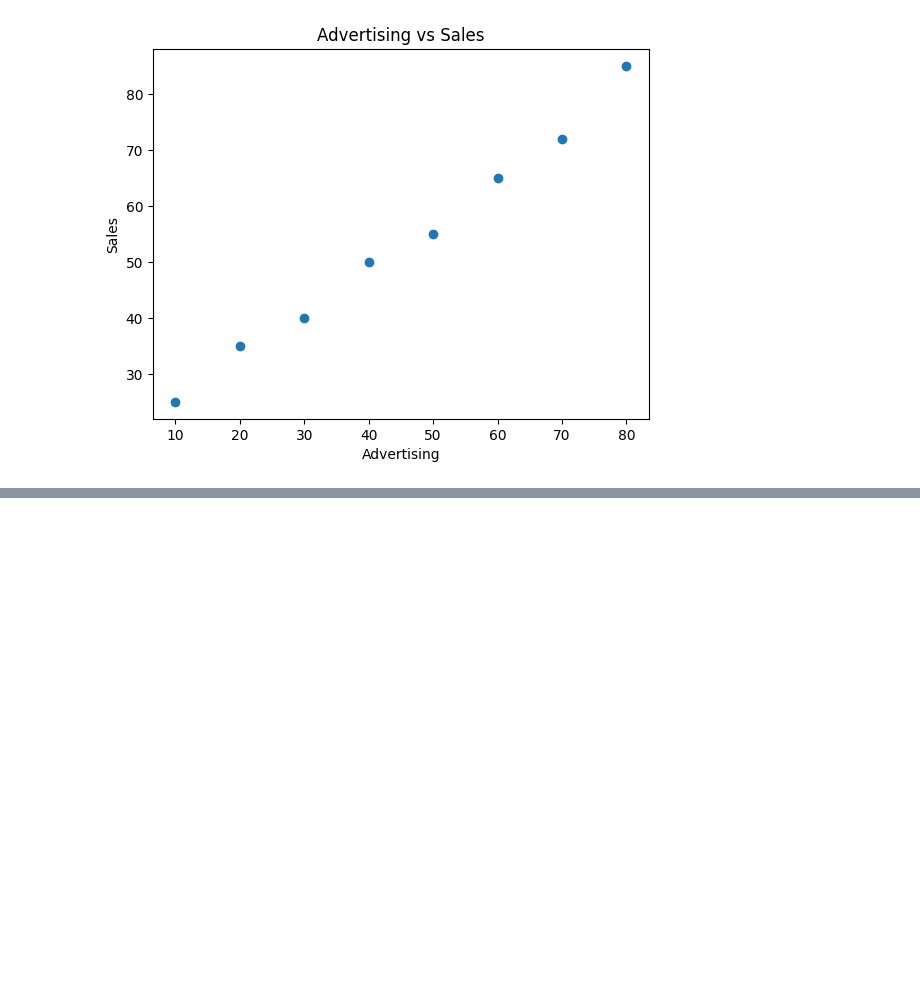
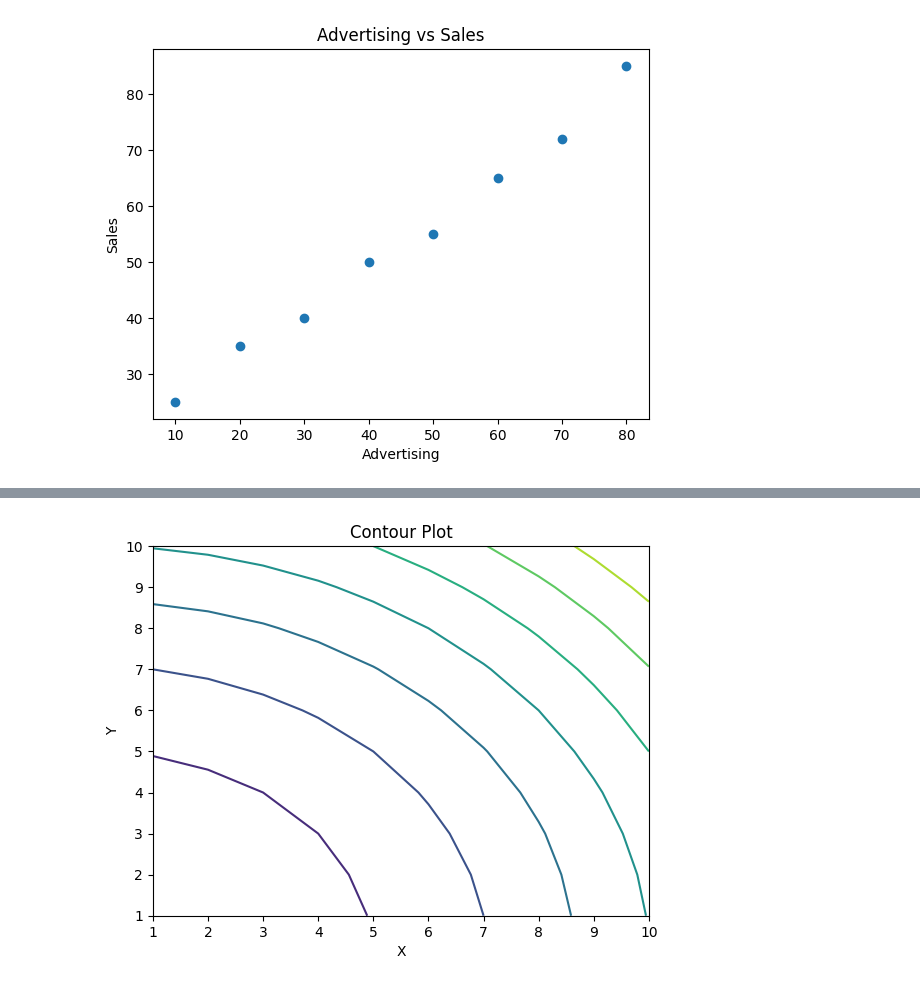
Before and after one commit to neerukondaramalakshmi2005-dotcom/Data-Analysis-, a Jupyter notebook: Matplotlib_pyplot.ipynb, the cells around one changed output, grey strips where cells are left out. Saved outputs shown, nothing was run; the diff lists cells and outputs as text; code cells hidden in the pictures; blank space fills up the shorter version.

```diff
--- a/Matplotlib_pyplot.ipynb
+++ b/Matplotlib_pyplot.ipynb
@@ -363,0 +317,18 @@ plt.show()
+# %%
+# contour plot( It is 3-Dimensional but represented the 2-Dimensioanal surface )
+# it is a create a small numerical  values,same equal value)
+# it is Graphical map represented.
+# it using the meshGrid( x,y,z(z -3D to 2D))
+import numpy as np
+import matplotlib.pyplot as plt
+x = np.arange(1, 11)
+y = np.arange(1, 11)
+X, Y = np.meshgrid(x, y)
+Z = X**2 + Y**2
+plt.contour(X, Y, Z)
+plt.title("Contour Plot")
+plt.xlabel("X")
+plt.ylabel("Y")
+plt.show()
+# %% [output]
+[figure, added]
```
Also changed, not shown: parts of 26 cells of this notebook.
